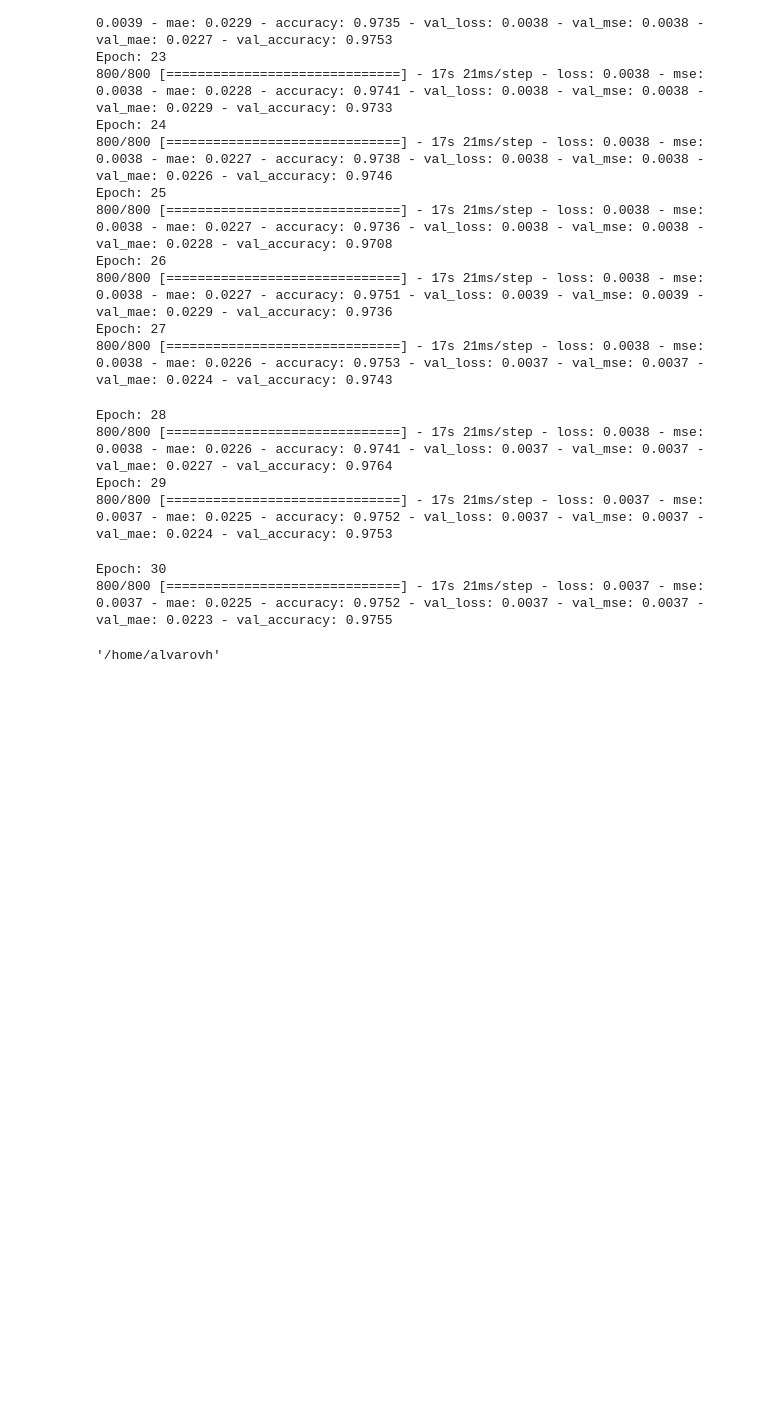
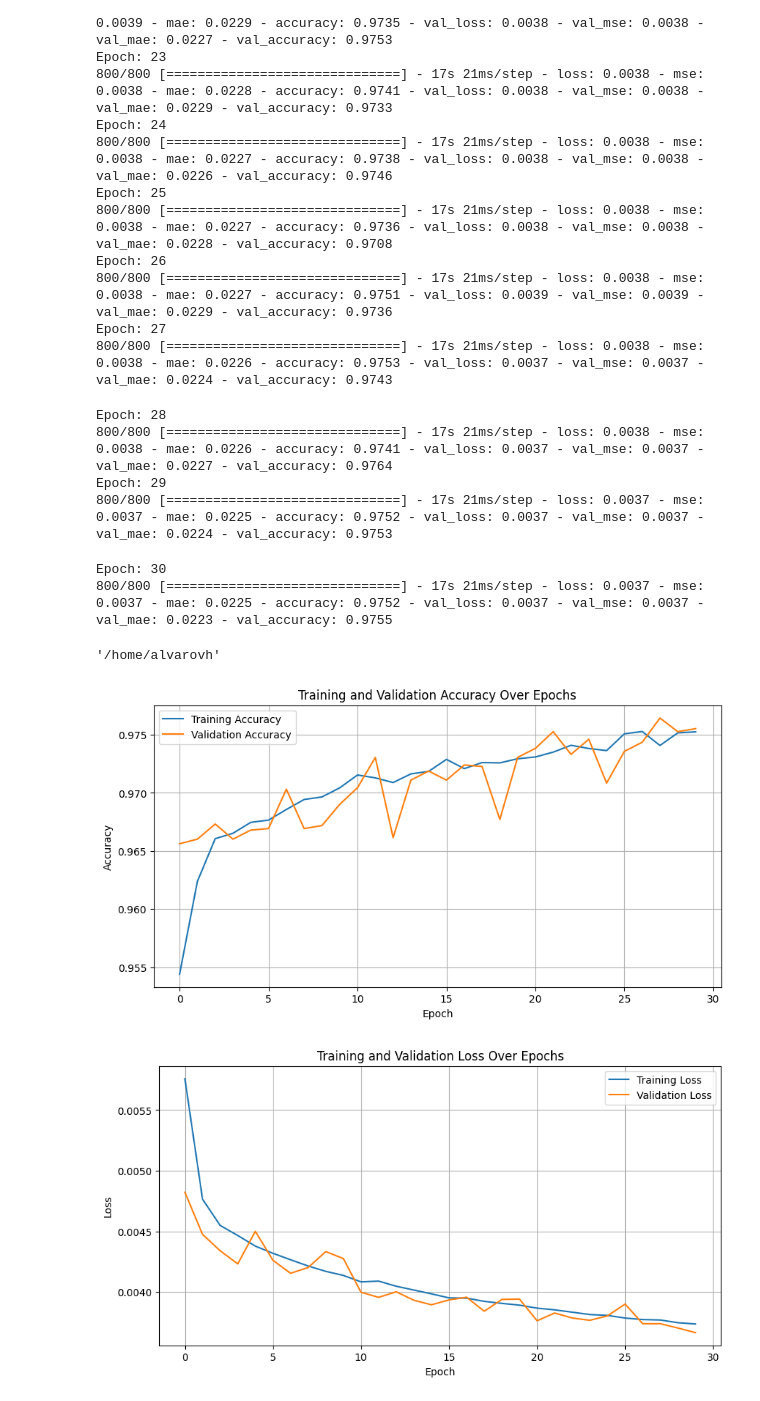
Before and after one commit to kaminsca/climate-physicsML, a Jupyter notebook: MLP/mlp_example.ipynb, the cells around one changed output. Drawn from its saved outputs; the diff is of its cells as text; code cells hidden in the pictures; blank space fills up the shorter version.

```diff
--- a/MLP/mlp_example.ipynb
+++ b/MLP/mlp_example.ipynb
@@ -346,3 +346,39 @@ Epoch: 30
 pwd
 # %% [output]
 '/home/alvarovh'
+# %%
+# Here's the modified code to load data from a CSV file by specifying the file path
+
+import pandas as pd
+import matplotlib.pyplot as plt
+
+# Replace 'your_file_path.csv' with the path to your CSV file
+file_path = '/home/alvarovh/csv_logger.txt'
+
+# Load the data from the specified file path
+df = pd.read_csv(file_path)
+
+# Plotting accuracy and validation accuracy
+plt.figure(figsize=(10, 5))
+plt.plot(df.index, df['accuracy'], label='Training Accuracy')
+plt.plot(df.index, df['val_accuracy'], label='Validation Accuracy')
+plt.xlabel('Epoch')
+plt.ylabel('Accuracy')
+plt.title('Training and Validation Accuracy Over Epochs')
+plt.legend()
+plt.grid(True)
+plt.show()
+
+# Plotting loss and validation loss
+plt.figure(figsize=(10, 5))
+plt.plot(df.index, df['loss'], label='Training Loss')
+plt.plot(df.index, df['val_loss'], label='Validation Loss')
+plt.xlabel('Epoch')
+plt.ylabel('Loss')
+plt.title('Training and Validation Loss Over Epochs')
+plt.legend()
+plt.grid(True)
+plt.show()
+# %% [output]
+[figure, added]
+[figure, added]
```
